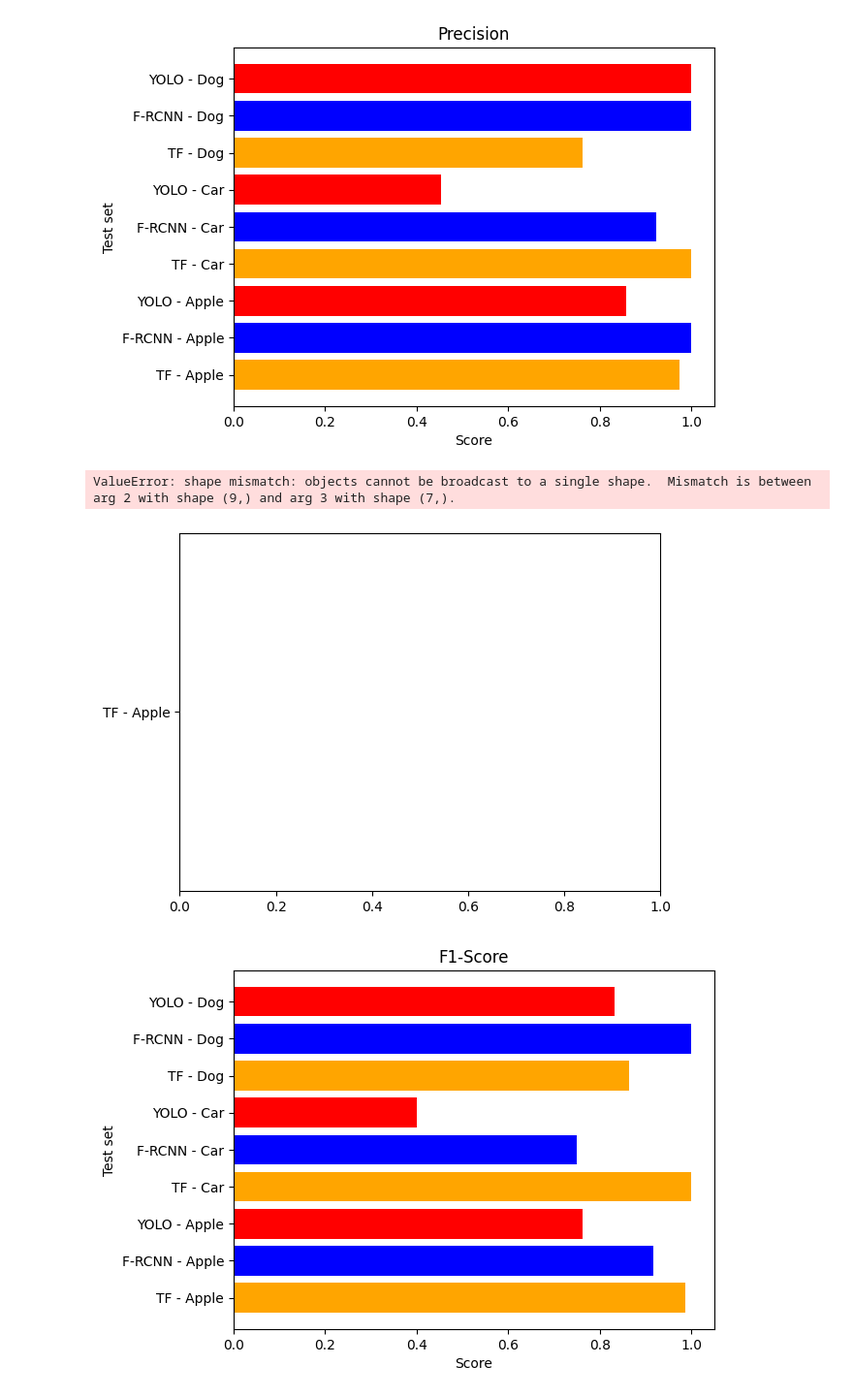
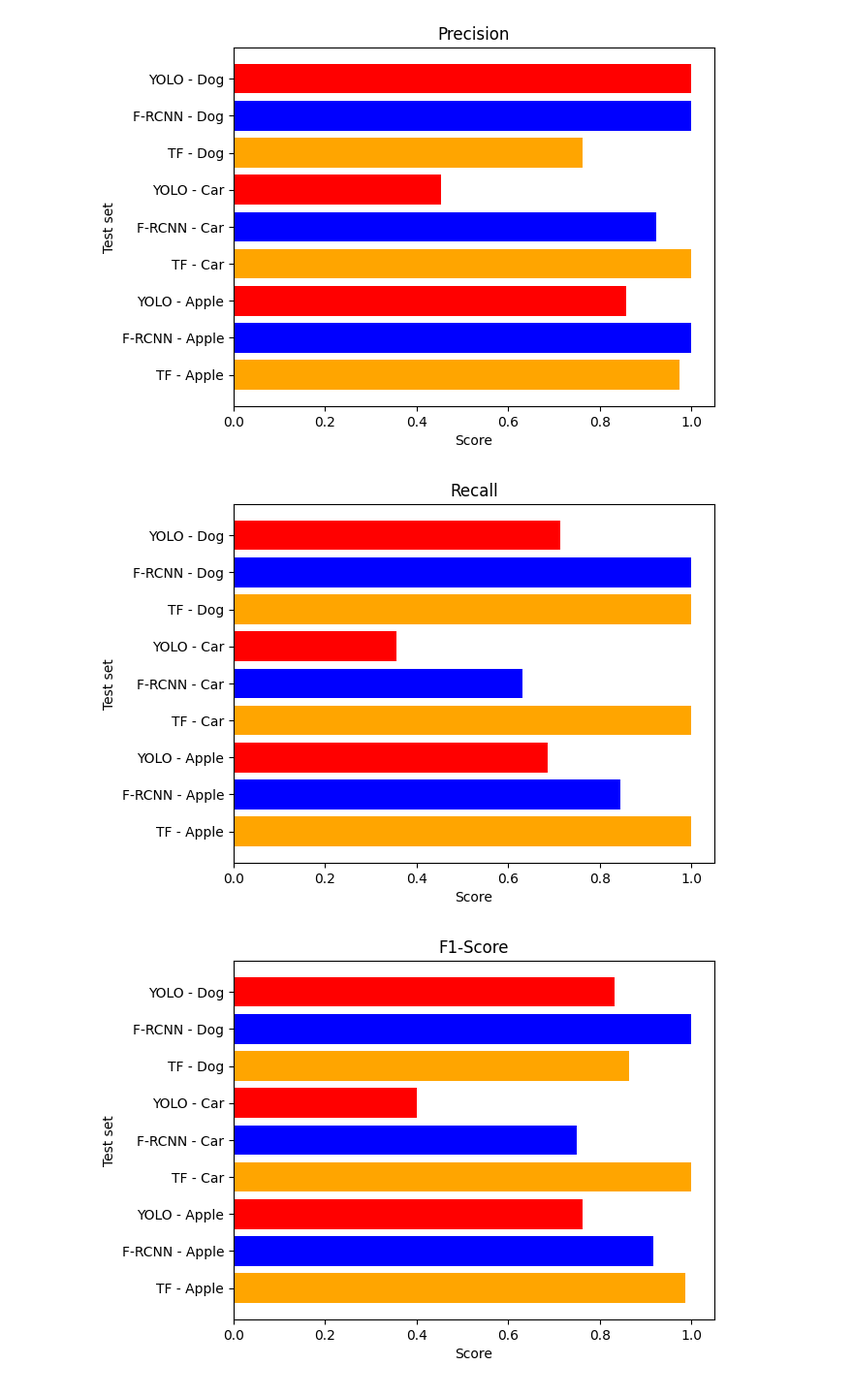
Before and after one commit to ivamorgra/MLE-G1, a Jupyter notebook: code/Results/Results.ipynb, the cells around one changed output. Shown at 97% size. Saved outputs shown, nothing was run; the diff lists cells and outputs as text; code cells hidden in the pictures.

```diff
--- a/code/Results/Results.ipynb
+++ b/code/Results/Results.ipynb
@@ -67,27 +67,26 @@ plt.show()
 # %%
 values = [yolo_dog["recall"], faster_rcnn_dog["recall"],tensorflow_dog["recall"], yolo_car["recall"], faster_rcnn_car["recall"],tensorflow_car["recall"], yolo_apple["recall"], faster_rcnn_apple["recall"], tensorflow_apple["recall"]]
 values.reverse()
 
 # Your category names
-categories = ['YOLO - Dog', 'F-RCNN - Dog','TF - Dog' 'YOLO - Car', 'F-RCNN - Car','TF - Car' 'YOLO - Apple', 'F-RCNN - Apple','TF - Apple']
+categories = ['YOLO - Dog', 'F-RCNN - Dog','TF - Dog','YOLO - Car', 'F-RCNN - Car','TF - Car','YOLO - Apple', 'F-RCNN - Apple','TF - Apple']
 categories.reverse()
 
 # Set colors for the top 3 and bottom 3
-colors = ['orange', 'blue'] * 3
+colors = ['orange', 'blue','red'] * 3
 
 # Create the horizontal bar chart
 plt.barh(categories, values, color=colors)
 
 # Set labels and title
 plt.xlabel('Score')
 plt.ylabel('Test set')
 plt.title('Recall')
 
 # Show the plot
 plt.show()
 # %% [output]
-ValueError: shape mismatch: objects cannot be broadcast to a single shape.  Mismatch is between arg 2 with shape (9,) and arg 3 with shape (7,).
-[figure, old version]
+[figure, new version]
 # %%
 values = [yolo_dog["f1"], faster_rcnn_dog["f1"],tensorflow_dog["f1"], yolo_car["f1"], faster_rcnn_car["f1"],tensorflow_car["f1"], yolo_apple["f1"], faster_rcnn_apple["f1"], tensorflow_apple["f1"]]
 values.reverse()
```
Also changed, not shown: parts of 1 cell of this notebook.
